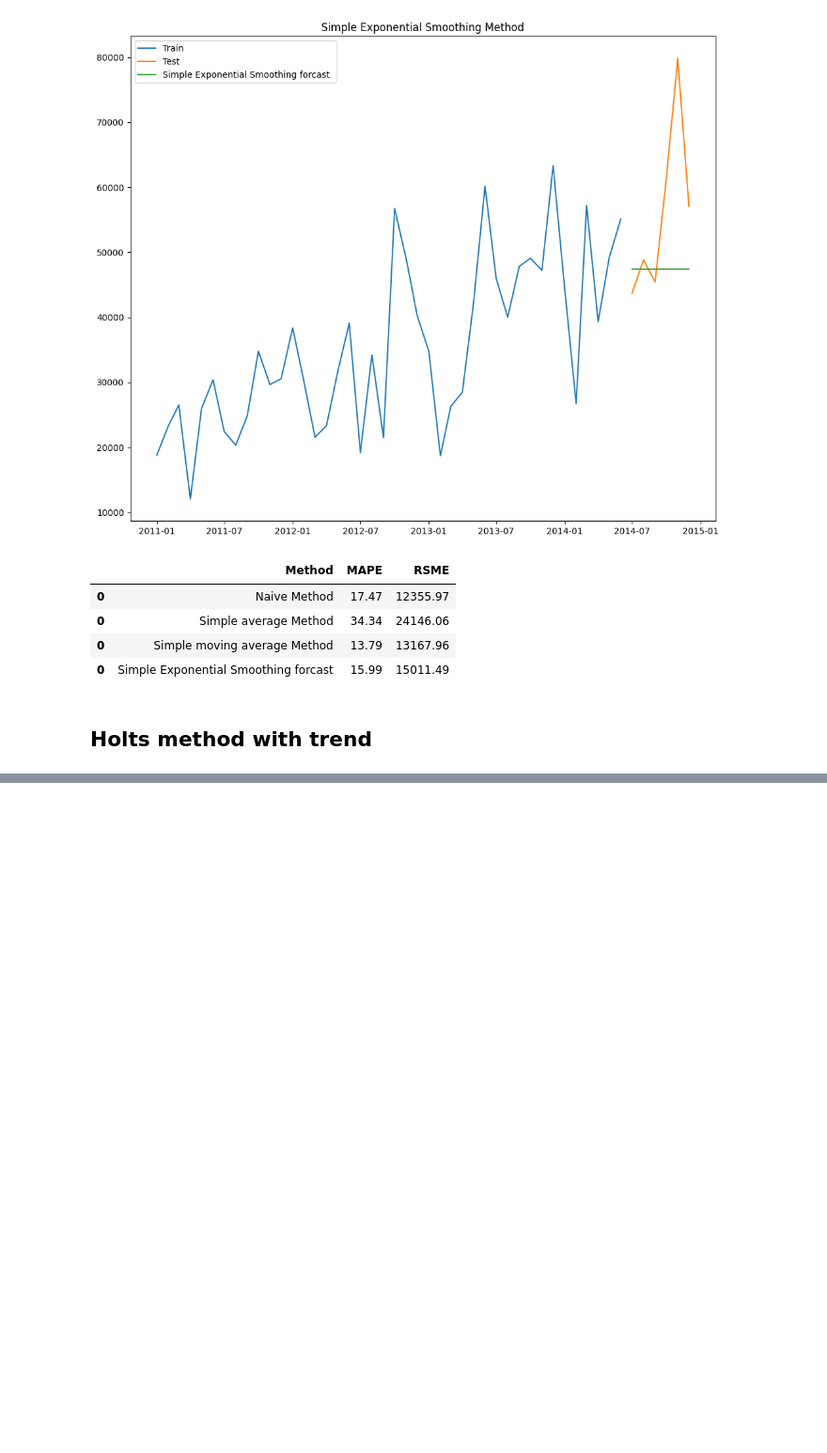
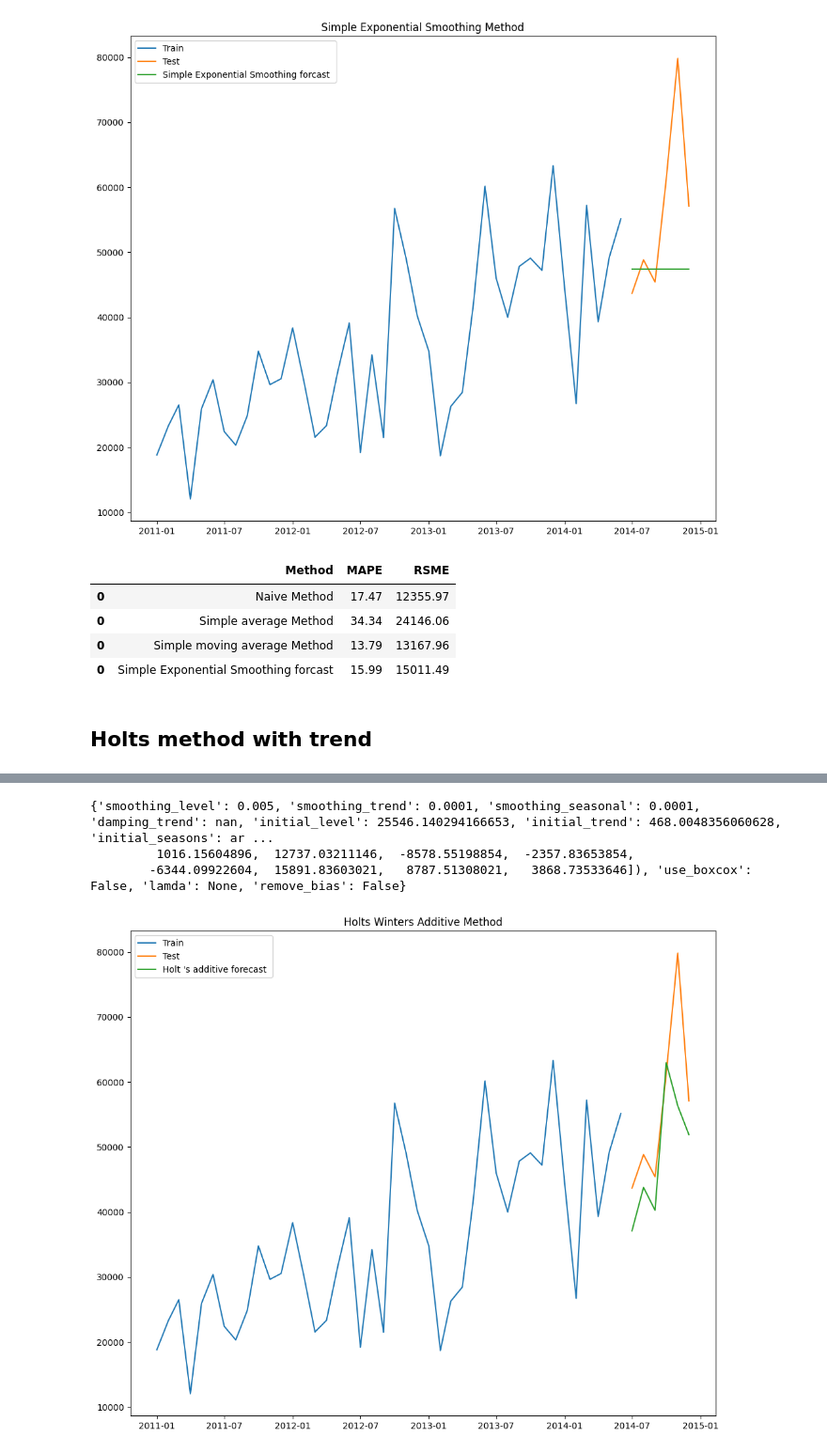
Before and after one commit to ussahil/Global_Mart, a Jupyter notebook: globalSuperStore.ipynb, the cells around one changed output, grey strips where cells are left out. Shown at 94% size. Cells and saved outputs as stored; diff of their text form; code cells hidden in the pictures; blank space fills up the shorter version.

```diff
--- a/globalSuperStore.ipynb
+++ b/globalSuperStore.ipynb
@@ -430,0 +454,21 @@ results
+# %%
+# Holts Winters additive Method with trend
+y_hat_hwa = test_df.copy()
+model = ExponentialSmoothing(np.asarray(train_df['Sales']),seasonal_periods=12,trend='add',seasonal='add')
+model_fit = model.fit(optimized=True)
+print(model_fit.params)
+y_hat_hwa['hw_forecast'] = model_fit.forecast(6)
+# %% [output]
+{'smoothing_level': 0.005, 'smoothing_trend': 0.0001, 'smoothing_seasonal': 0.0001, 'damping_trend': nan, 'initial_level': 25546.140294166653, 'initial_trend': 468.0048356060628, 'initial_seasons': ar ...
+         1016.15604896,  12737.03211146,  -8578.55198854,  -2357.83653854,
+        -6344.09922604,  15891.83603021,   8787.51308021,   3868.73533646]), 'use_boxcox': False, 'lamda': None, 'remove_bias': False}
+# %%
+# Plot
+plt.plot(train_df['Sales'],label='Train')
+plt.plot(test_df['Sales'],label ='Test')
+plt.plot(y_hat_hwa['hw_forecast'],label='Holt \'s additive forecast ' )
+plt.legend(loc='best')
+plt.title('Holts Winters Additive Method')
+plt.show()
+# %% [output]
+[figure, added]
```
Also changed, not shown: parts of 17 cells of this notebook, 5 other files.
